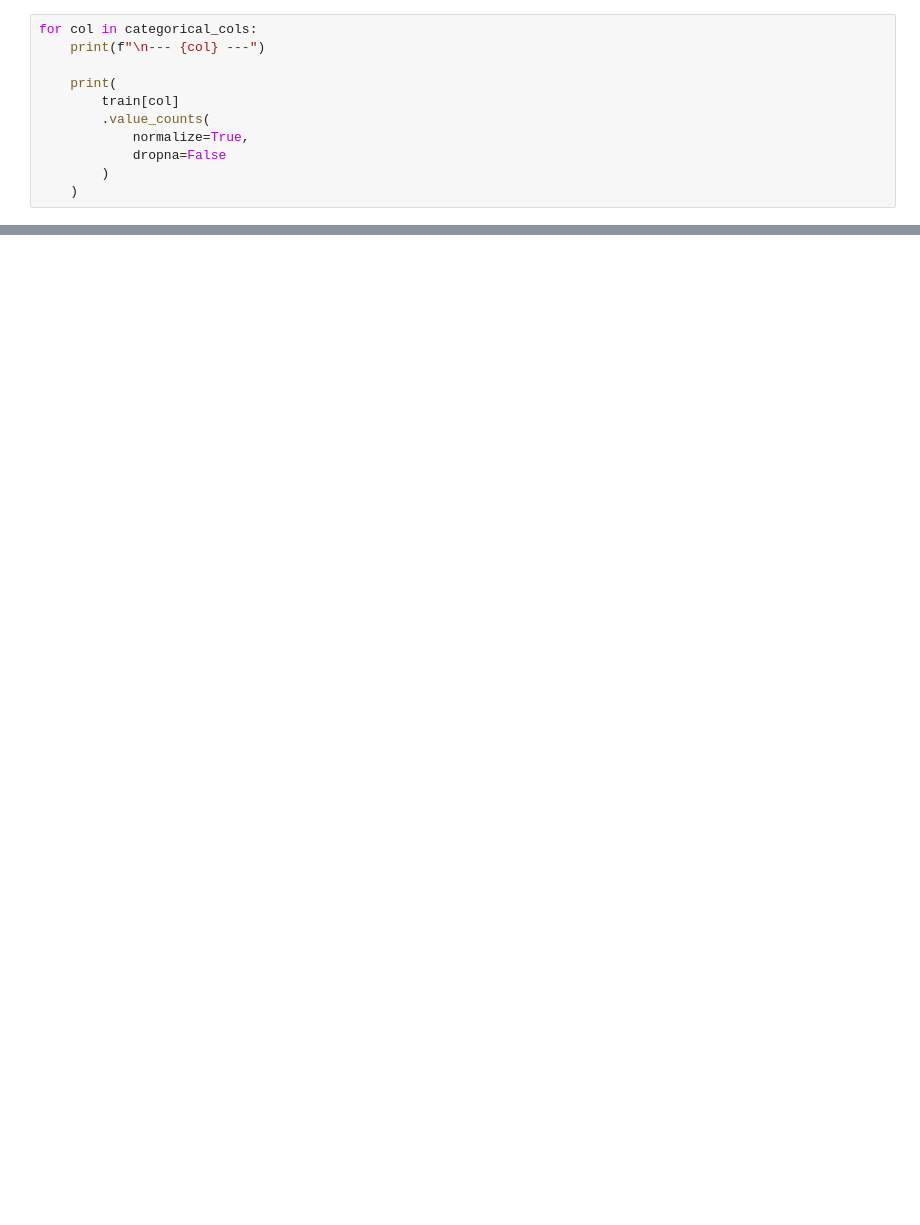
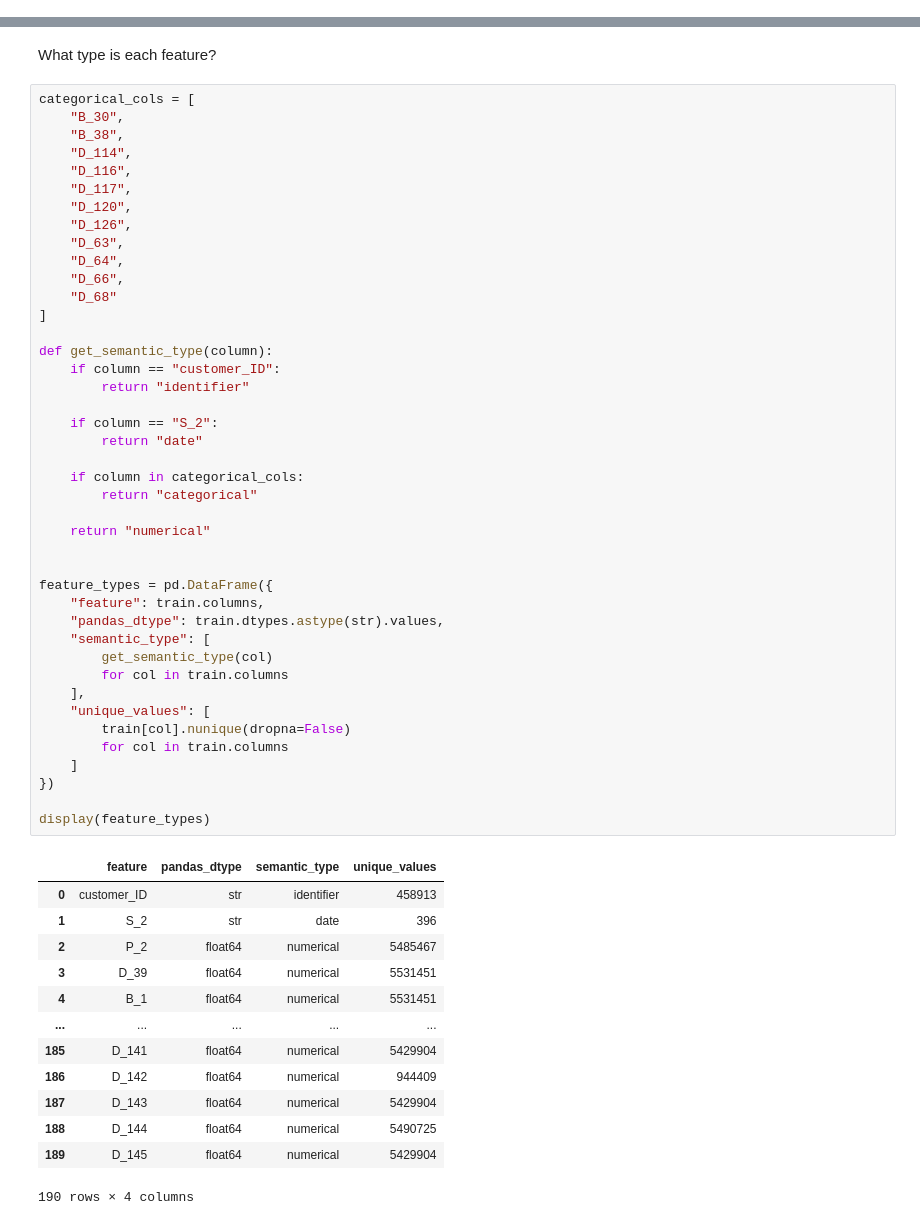
Before and after one commit to kpolonska/deep-learning-assignment-1, a Jupyter notebook: notebooks/eda.ipynb, the cells around one changed output, grey strips where cells are left out. Saved outputs shown, nothing was run; the diff lists cells and outputs as text; blank space fills up the shorter version.

```diff
--- a/notebooks/eda.ipynb
+++ b/notebooks/eda.ipynb
@@ -135,11 +24,0 @@ Name: count, dtype: int64
-# %%
-for col in categorical_cols:
-    print(f"\n--- {col} ---")
-
-    print(
-        train[col]
-        .value_counts(
-            normalize=True,
-            dropna=False
-        )
-    )
@@ -191 +102,59 @@ dtype: float64
+# %% [markdown]
+What type is each feature?
+# %%
+categorical_cols = [
+    "B_30",
+    "B_38",
+    "D_114",
+    "D_116",
+    "D_117",
+    "D_120",
+    "D_126",
+    "D_63",
+    "D_64",
+    "D_66",
+    "D_68"
+]
+
+def get_semantic_type(column):
+    if column == "customer_ID":
+        return "identifier"
+
+    if column == "S_2":
+        return "date"
+
+    if column in categorical_cols:
+        return "categorical"
+
+    return "numerical"
+
+
+feature_types = pd.DataFrame({
+    "feature": train.columns,
+    "pandas_dtype": train.dtypes.astype(str).values,
+    "semantic_type": [
+        get_semantic_type(col)
+        for col in train.columns
+    ],
+    "unique_values": [
+        train[col].nunique(dropna=False)
+        for col in train.columns
+    ]
+})
+
+display(feature_types)
+# %% [output]
+|  | feature | pandas_dtype | semantic_type | unique_values |
+| 0 | customer_ID | str | identifier | 458913 |
+| 1 | S_2 | str | date | 396 |
+| 2 | P_2 | float64 | numerical | 5485467 |
+| 3 | D_39 | float64 | numerical | 5531451 |
+| 4 | B_1 | float64 | numerical | 5531451 |
+| ... | ... | ... | ... | ... |
+| 185 | D_141 | float64 | numerical | 5429904 |
+| 186 | D_142 | float64 | numerical | 944409 |
+| 187 | D_143 | float64 | numerical | 5429904 |
+| 188 | D_144 | float64 | numerical | 5490725 |
+| 189 | D_145 | float64 | numerical | 5429904 |
+190 rows × 4 columns
 # %% [markdown]
```
Also changed, not shown: parts of 29 cells of this notebook.
